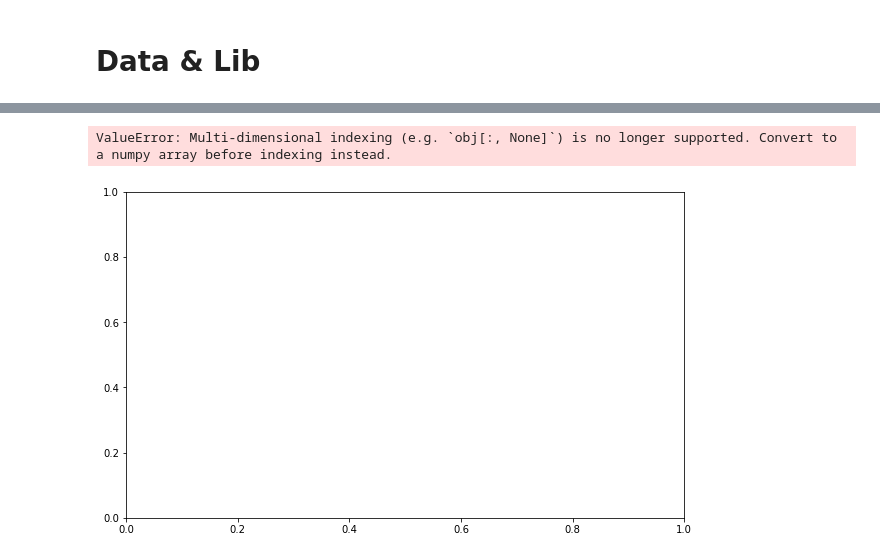
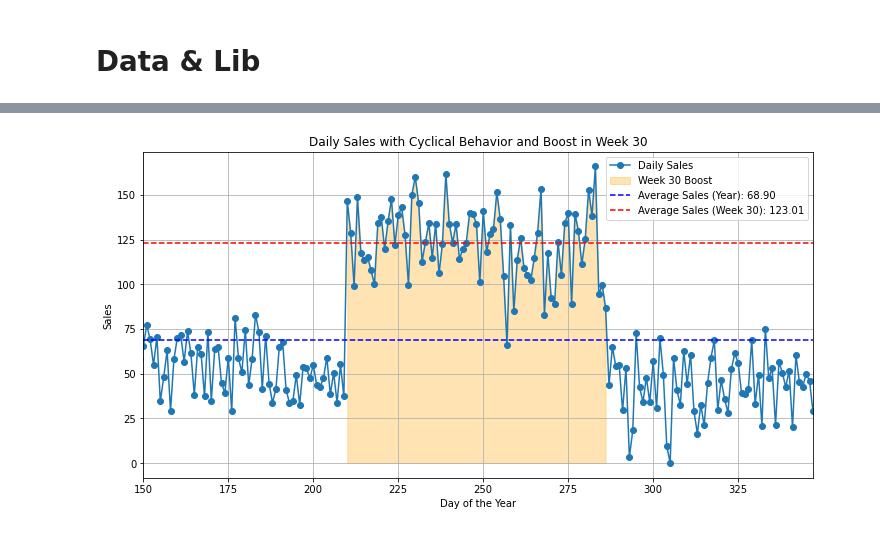
Before and after one commit to navid-mohamadi/Uplift-modeling-using-time-series-prediction, a Jupyter notebook: Code/Uplift Time Series Model.ipynb, the cells around one changed output, grey strips where cells are left out. Drawn from its saved outputs; the diff is of its cells as text; code cells hidden in the pictures.

Commit message:
third commit with data and plot

```diff
--- a/Code/Uplift Time Series Model.ipynb
+++ b/Code/Uplift Time Series Model.ipynb
@@ -58,12 +14,63 @@ print(df)
-# %%
-# Plot the data
-plt.figure(figsize=(10, 6))
-plt.plot(df['Week'], df['Sales'], marker='o')
-plt.title('Weekly Sales with Cyclical Behavior')
-plt.xlabel('Week Number')
-plt.ylabel('Sales')
-plt.grid(True)
-plt.show()
-# %% [output]
-ValueError: Multi-dimensional indexing (e.g. `obj[:, None]`) is no longer supported. Convert to a numpy array before indexing instead.
-[figure, removed]
+# %%
+import pandas as pd
+import numpy as np
+import matplotlib.pyplot as plt
+
+# Number of days
+num_days = 365
+
+# Generate day numbers
+day_numbers = np.arange(1, num_days + 1)
+
+# Generate a cyclic component with higher sales on weekends
+cyclic_component = 10 * np.sin(2 * np.pi * day_numbers / 365)  # 1 cycle per year
+weekend_effect = 10 * (np.sin(2 * np.pi * (day_numbers % 7) / 7) > 0.5)  # Higher sales on weekends
+
+# Generate sales data: base value + cyclic component + weekend effect + random noise
+sales_data = 50 + cyclic_component + weekend_effect + np.random.normal(0, 15, num_days)
+
+# Add a boost to sales specifically during week 30
+start_week_30 = 30 * 7  # Start day of week 30
+end_week_30 = 41 * 7  # End day of week 30
+boost_days = (day_numbers >= start_week_30) & (day_numbers < end_week_30)
+sales_data[boost_days] += np.random.uniform(50, 100, boost_days.sum())  # Increased boost
+
+# Ensure sales are always positive
+sales_data = np.maximum(sales_data, 0)
+
+# Create a DataFrame
+df = pd.DataFrame({
+    'Day': day_numbers,
+    'Sales': sales_data
+})
+
+# Calculate average sales over the year and over week 30
+average_sales_year = df['Sales'].mean()
+average_sales_week_30 = df.loc[boost_days, 'Sales'].mean()
+
+# Convert columns to numpy arrays
+day_array = df['Day'].to_numpy()
+sales_array = df['Sales'].to_numpy()
+
+# Plot the data
+plt.figure(figsize=(12, 6))
+plt.plot(day_array, sales_array, marker='o', label='Daily Sales')
+
+# Highlight week 30
+plt.fill_between(day_array[boost_days], sales_array[boost_days], color='orange', alpha=0.3, label='Week 30 Boost')
+
+# Add horizontal lines for averages
+plt.axhline(y=average_sales_year, color='blue', linestyle='--', label=f'Average Sales (Year): {average_sales_year:.2f}')
+plt.axhline(y=average_sales_week_30, color='red', linestyle='--', label=f'Average Sales (Week 30): {average_sales_week_30:.2f}')
+
+# Zoom in on week 30 range
+plt.xlim([start_week_30 - 60, end_week_30 + 60])  # Adjust as needed
+
+plt.title('Daily Sales with Cyclical Behavior and Boost in Week 30')
+plt.xlabel('Day of the Year')
+plt.ylabel('Sales')
+plt.grid(True)
+plt.legend()
+plt.show()
+# %% [output]
+[figure, added]
```
Also changed, not shown: parts of 1 cell of this notebook.
